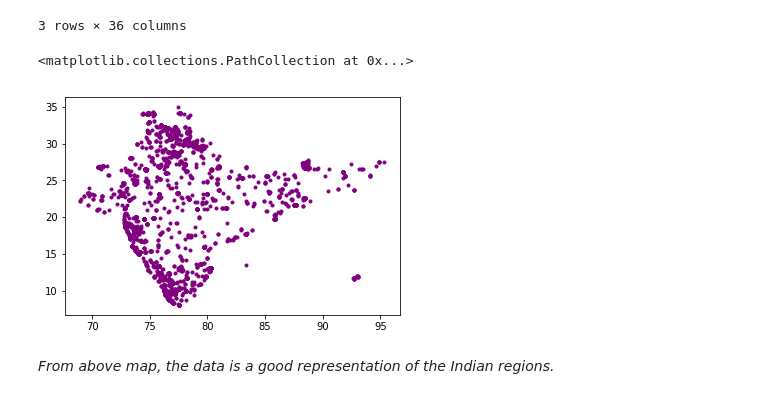
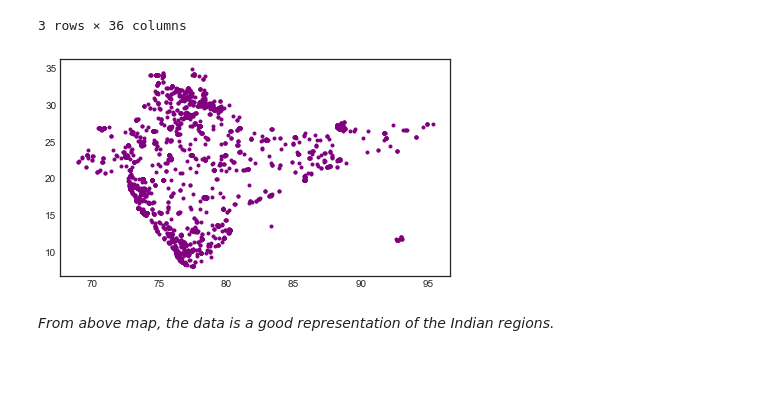
Before and after one commit to anubhav-agarwal/ga-projects, a Jupyter notebook: Indian Hotel System.ipynb, the cells around one changed output. Saved outputs shown, nothing was run; the diff lists cells and outputs as text; code cells hidden in the pictures; blank space fills up the shorter version.

```diff
--- a/Indian Hotel System.ipynb
+++ b/Indian Hotel System.ipynb
@@ -176,11 +205,15 @@ indian_hotels[indian_hotels['longitude'] < 60 ]
 3 rows × 36 columns
 # %%
 indian_hotels_filtered = indian_hotels[indian_hotels['longitude'] > 60 ]
-# %%
-plt.scatter(indian_hotels_filtered['longitude'], indian_hotels_filtered['latitude'], marker='.', color="purple")
-# %% [output]
-<matplotlib.collections.PathCollection at 0x...>
-[figure, removed]
+# %%
+f, axarr = plt.subplots(1, 1, figsize=(7, 4))
+f.subplots_adjust(hspace=1)
+
+plt.scatter(indian_hotels_filtered['longitude'], indian_hotels_filtered['latitude'], marker='.', color="purple")
+
+f.savefig('assets/hotel_regional_distribution.png')
+# %% [output]
+[figure, added]
 # %% [markdown]
 *From above map, the data is a good representation of the Indian regions.*
 # %%
```
Also changed, not shown: parts of 127 cells of this notebook.
